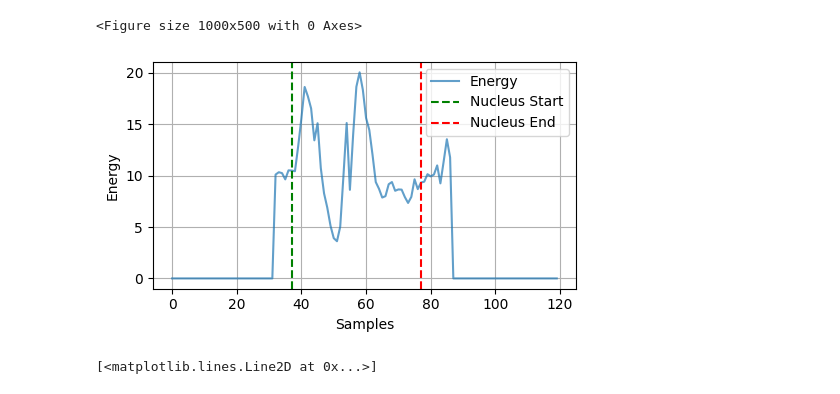
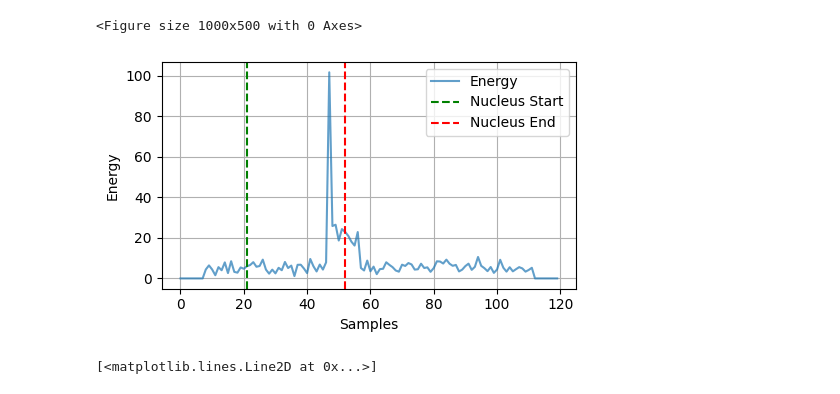
Before and after one commit to prerna-khanna/gesture-foundational-model, a Jupyter notebook: plots.ipynb, the cells around one changed output. Saved outputs shown, nothing was run; the diff lists cells and outputs as text; code cells hidden in the pictures.

Commit message:
plots

```diff
--- a/plots.ipynb
+++ b/plots.ipynb
@@ -21,39 +21,39 @@ from features import compute_energy, detect_nucleus, calculate_significant_axis
 plt.figure(figsize=(5, 3))
 
 # Load example data
-data_file = r'dataset/blind_user/data_20_120.npy'  # Replace with the actual .npy file path
+data_file = r'dataset/earbud/data_20_120.npy'  # Replace with the actual .npy file path
 data = np.load(data_file)  # Load your .npy file
 
 # Convert data to a PyTorch tensor
 data_tensor = torch.tensor(data)
 
 # Compute energy
 energy = compute_energy(data_tensor)
 
 # Detect nucleus
 nucleus_points = detect_nucleus(energy)
 
 # Visualize data with nucleus points
 sample_size = 1  # Define the sample size
-sample_index = np.random.choice(data.shape[0], sample_size, replace=False)[0]
-sample_index = 410
+#sample_index = np.random.choice(data.shape[0], sample_size, replace=False)[0]
+sample_index = 3
 
 sequence_energy = energy[sample_index].numpy()
 nucleus_start, nucleus_end = nucleus_points[sample_index]
 
 plt.plot(sequence_energy, label='Energy', alpha=0.7)
 plt.axvline(x=nucleus_start, color='green', linestyle='--', label='Nucleus Start')
 plt.axvline(x=nucleus_end, color='red', linestyle='--', label='Nucleus End')
 
 plt.xlabel('Samples')
 plt.ylabel('Energy')
 plt.legend()
 plt.grid(True)
 
 plt.tight_layout()
 plt.savefig("plots/nucleus.pdf", bbox_inches='tight')
 # %% [output]
-[figure, old version]
+[figure, new version]
 # %%
 plt.figure(figsize=(15, 3))
 
```
Also changed, not shown: 7 other files.
